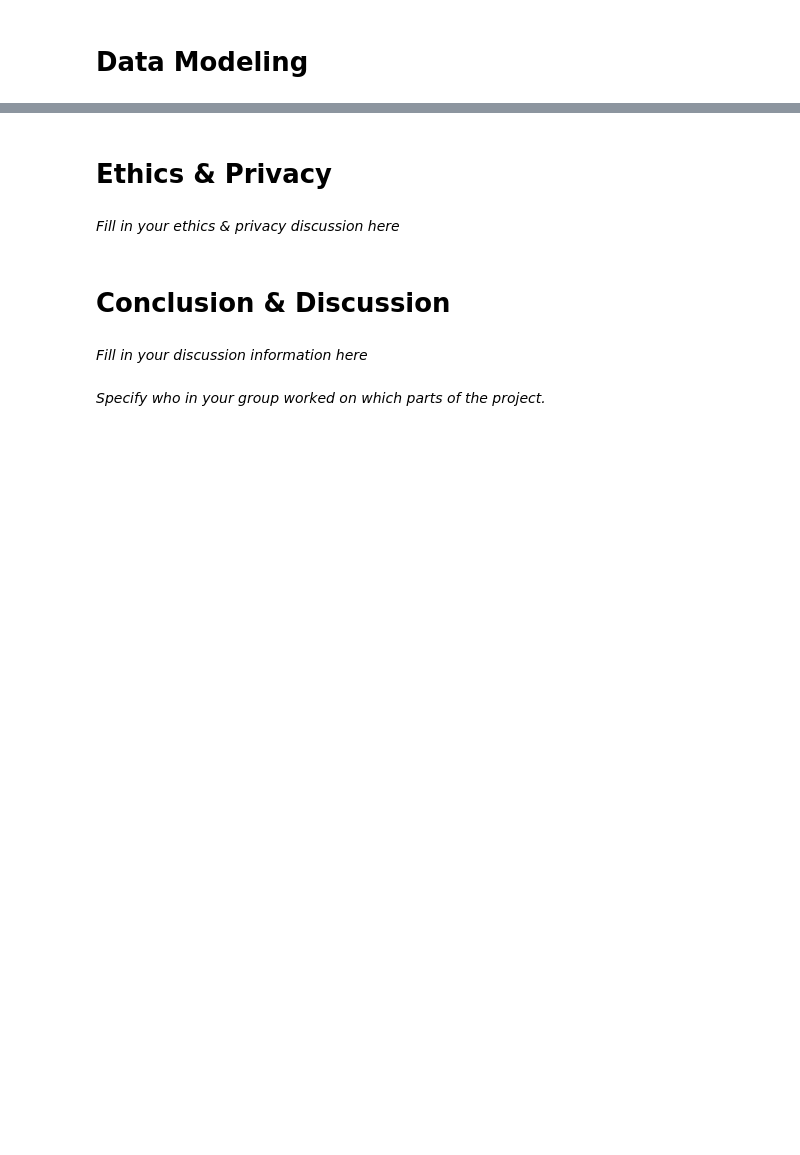
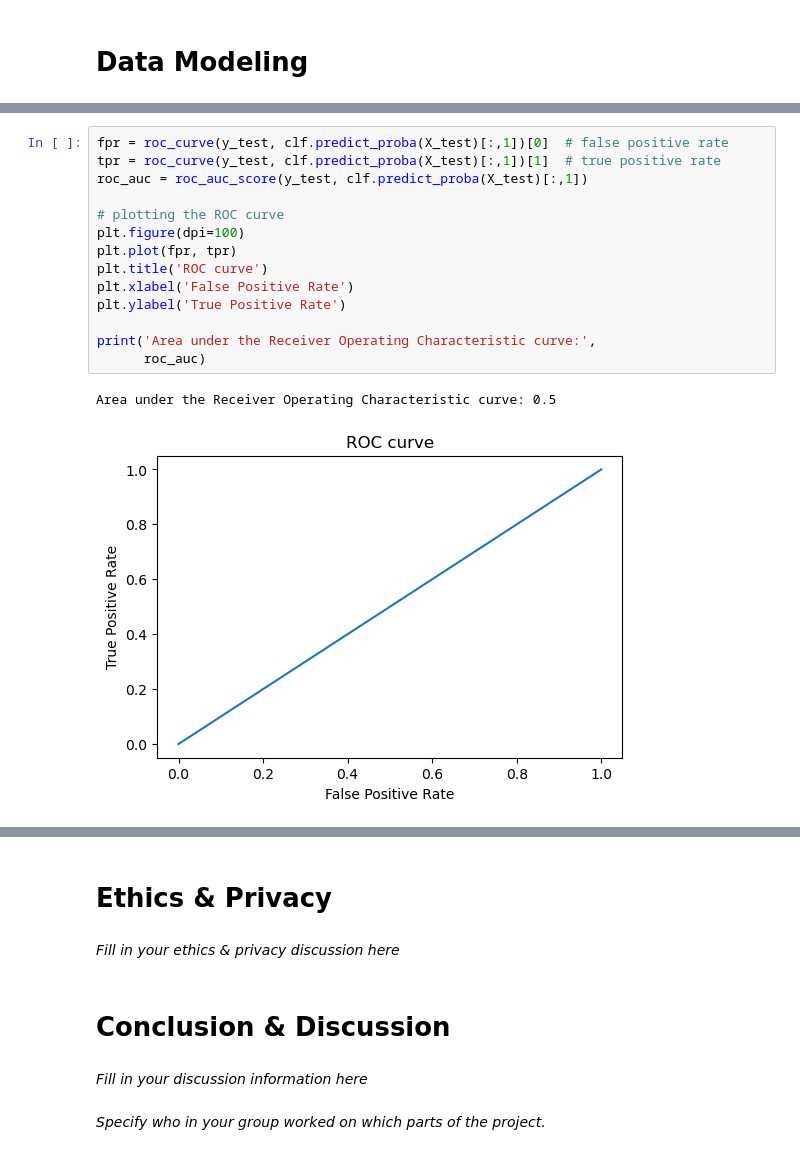
Before and after one commit to vikizzz/car_insurance_claim_prediction, a Jupyter notebook: Car Insurance Claim Prediction.ipynb, the cells around one changed output, grey strips where cells are left out. Saved outputs shown, nothing was run; the diff lists cells and outputs as text; blank space fills up the shorter version.

```diff
--- a/Car Insurance Claim Prediction.ipynb
+++ b/Car Insurance Claim Prediction.ipynb
@@ -69,0 +295,17 @@ Include cells that describe the steps in your data analysis.
+# %%
+fpr = roc_curve(y_test, clf.predict_proba(X_test)[:,1])[0]  # false positive rate
+tpr = roc_curve(y_test, clf.predict_proba(X_test)[:,1])[1]  # true positive rate
+roc_auc = roc_auc_score(y_test, clf.predict_proba(X_test)[:,1])
+
+# plotting the ROC curve
+plt.figure(dpi=100)
+plt.plot(fpr, tpr)
+plt.title('ROC curve')
+plt.xlabel('False Positive Rate')
+plt.ylabel('True Positive Rate')
+
+print('Area under the Receiver Operating Characteristic curve:',
+      roc_auc)
+# %% [output]
+Area under the Receiver Operating Characteristic curve: 0.5
+[figure, added]
```
Also changed, not shown: parts of 31 cells of this notebook.
